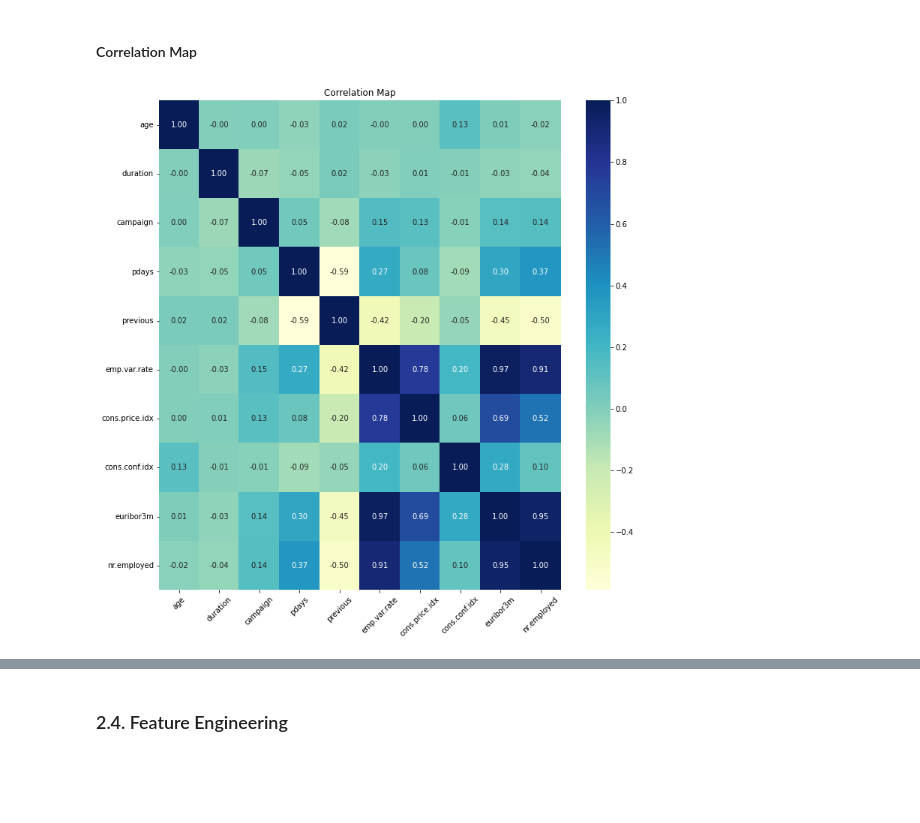
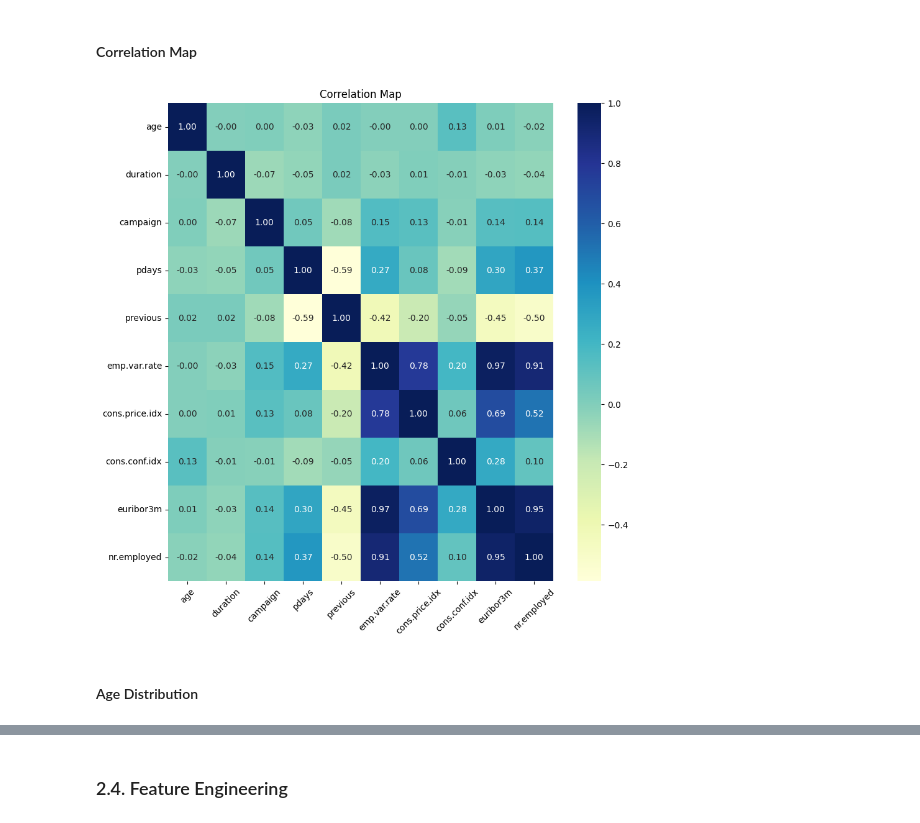
Before and after one commit to MarkLee7925/Bank-Marketing-Classification, a Jupyter notebook: BankMarketingClassification.ipynb, the cells around one changed output, grey strips where cells are left out. Drawn from its saved outputs; the diff is of its cells as text; code cells hidden in the pictures; blank space fills up the shorter version.

```diff
--- a/BankMarketingClassification.ipynb
+++ b/BankMarketingClassification.ipynb
@@ -21,8 +27,12 @@ from sklearn.preprocessing import StandardScaler
 # %% [markdown]
 ### 2.1. Load Data
 # %%
-# Load dataframe (df) into appropriate format
-df = pd.read_csv('bank-additional-full.csv', sep=';')
+try:
+  # Load dataframe (df) into appropriate format
+  df = pd.read_csv('bank-additional-full.csv', sep=';')
+except:
+  # No data found
+  print("Data not found. Please try again.")
 # %% [markdown]
 ### 2.2. Analyze Data
 # %%
@@ -327,17 +152,19 @@ plt.show()
 #### Correlation Map
 # %%
 # Define correlation map figure
-plt.figure(figsize=(12,12))
+plt.figure(figsize=(10, 10))
 
 # Correlation Map
 sns.heatmap(df.corr(), cmap='YlGnBu', annot=True, fmt = ".2f")
 # Adjust X and Y-Axes
 plt.xticks(rotation=45)
 plt.yticks(rotation=0)
 # Plot title
 plt.title('Correlation Map')
 
 # Show figure
 plt.show()
 # %% [output]
-[figure, old version]
+[figure, new version]
+# %% [markdown]
+#### Age Distribution
```
Also changed, not shown: parts of 49 cells of this notebook.
